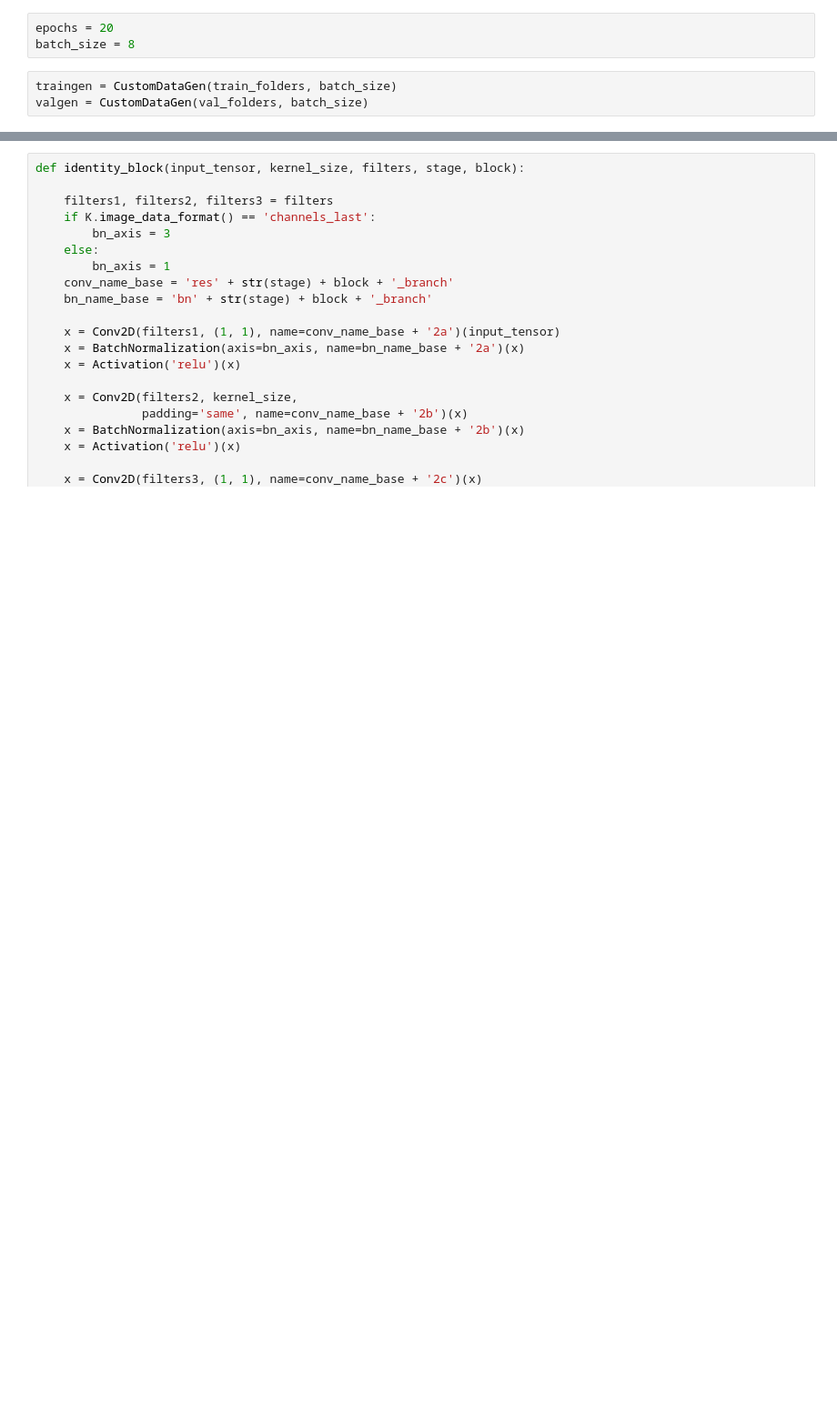
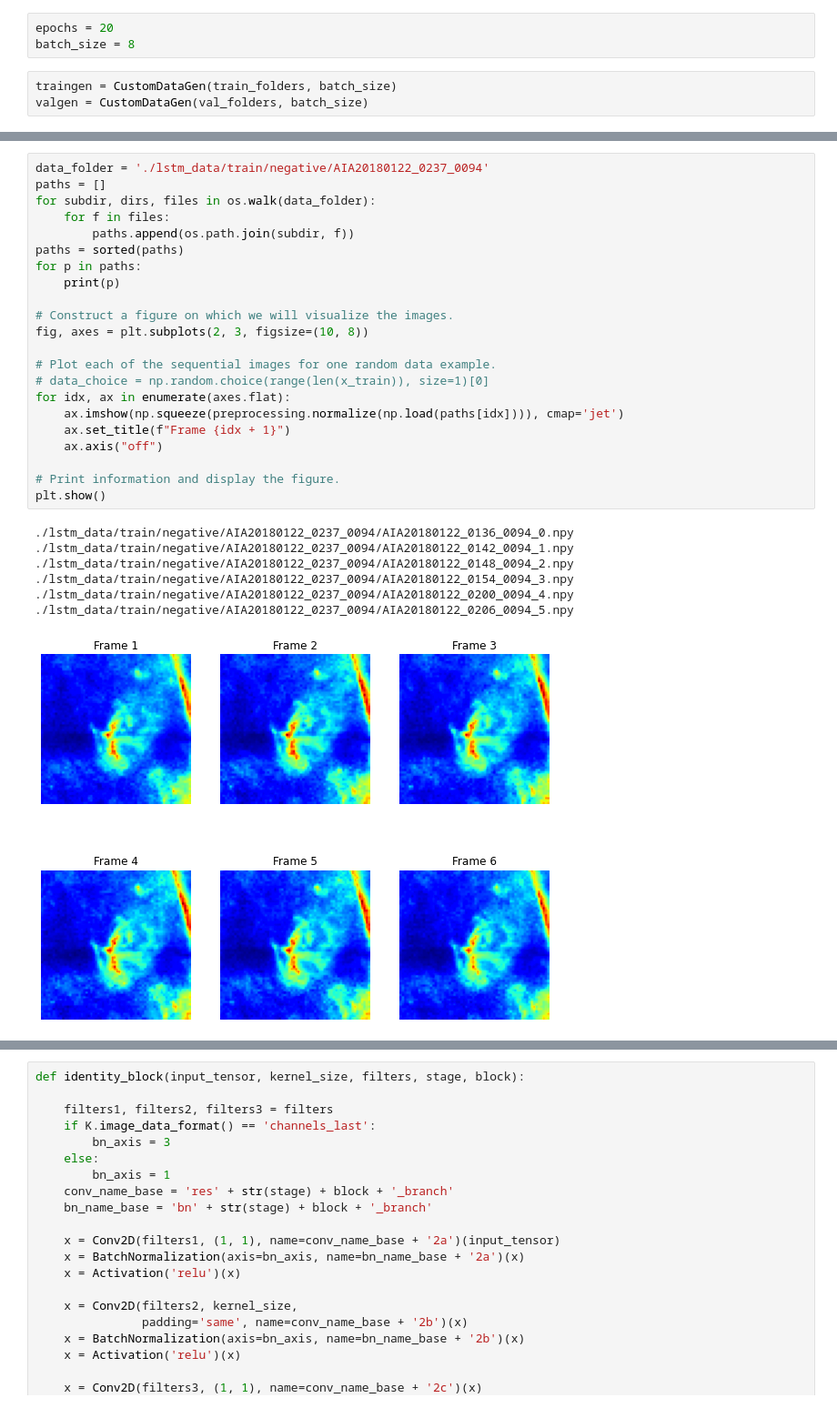
Before and after one commit to nikitagalayda/flare_lstm, a Jupyter notebook: LSTM_preflare.ipynb, the cells around one changed output, grey strips where cells are left out. Shown at 91% size. Saved outputs shown, nothing was run; the diff lists cells and outputs as text; blank space fills up the shorter version.

```diff
--- a/LSTM_preflare.ipynb
+++ b/LSTM_preflare.ipynb
@@ -299,3 +472,33 @@ _________________________________________________________________
+# %%
+data_folder = './lstm_data/train/negative/AIA20180122_0237_0094'
+paths = []
+for subdir, dirs, files in os.walk(data_folder):
+    for f in files:
+        paths.append(os.path.join(subdir, f))
+paths = sorted(paths)
+for p in paths:
+    print(p)
+
+# Construct a figure on which we will visualize the images.
+fig, axes = plt.subplots(2, 3, figsize=(10, 8))
+
+# Plot each of the sequential images for one random data example.
+# data_choice = np.random.choice(range(len(x_train)), size=1)[0]
+for idx, ax in enumerate(axes.flat):
+    ax.imshow(np.squeeze(preprocessing.normalize(np.load(paths[idx]))), cmap='jet')
+    ax.set_title(f"Frame {idx + 1}")
+    ax.axis("off")
+
+# Print information and display the figure.
+plt.show()
+# %% [output]
+./lstm_data/train/negative/AIA20180122_0237_0094/AIA20180122_0136_0094_0.npy
+./lstm_data/train/negative/AIA20180122_0237_0094/AIA20180122_0142_0094_1.npy
+./lstm_data/train/negative/AIA20180122_0237_0094/AIA20180122_0148_0094_2.npy
+./lstm_data/train/negative/AIA20180122_0237_0094/AIA20180122_0154_0094_3.npy
+./lstm_data/train/negative/AIA20180122_0237_0094/AIA20180122_0200_0094_4.npy
+./lstm_data/train/negative/AIA20180122_0237_0094/AIA20180122_0206_0094_5.npy
+[figure, added]
 # %%
 model.compile(loss='categorical_crossentropy',optimizer='adam',metrics=['accuracy'])
 
```
Also changed, not shown: parts of 30 cells of this notebook, 2 other files.
